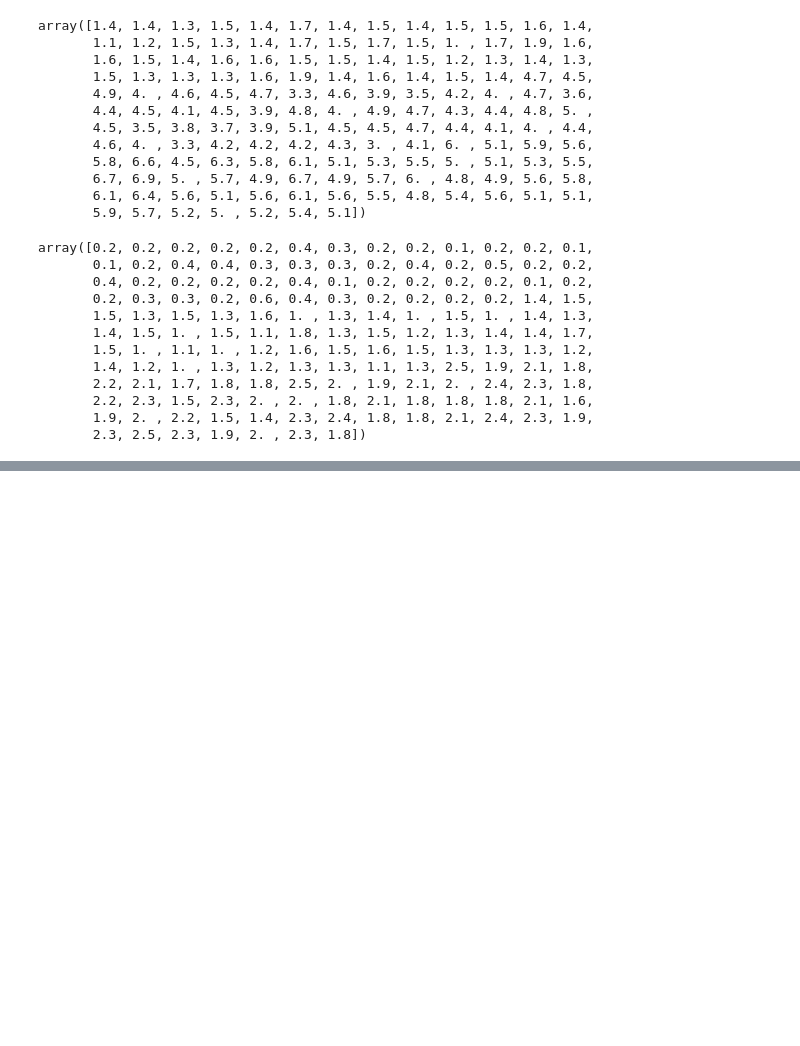
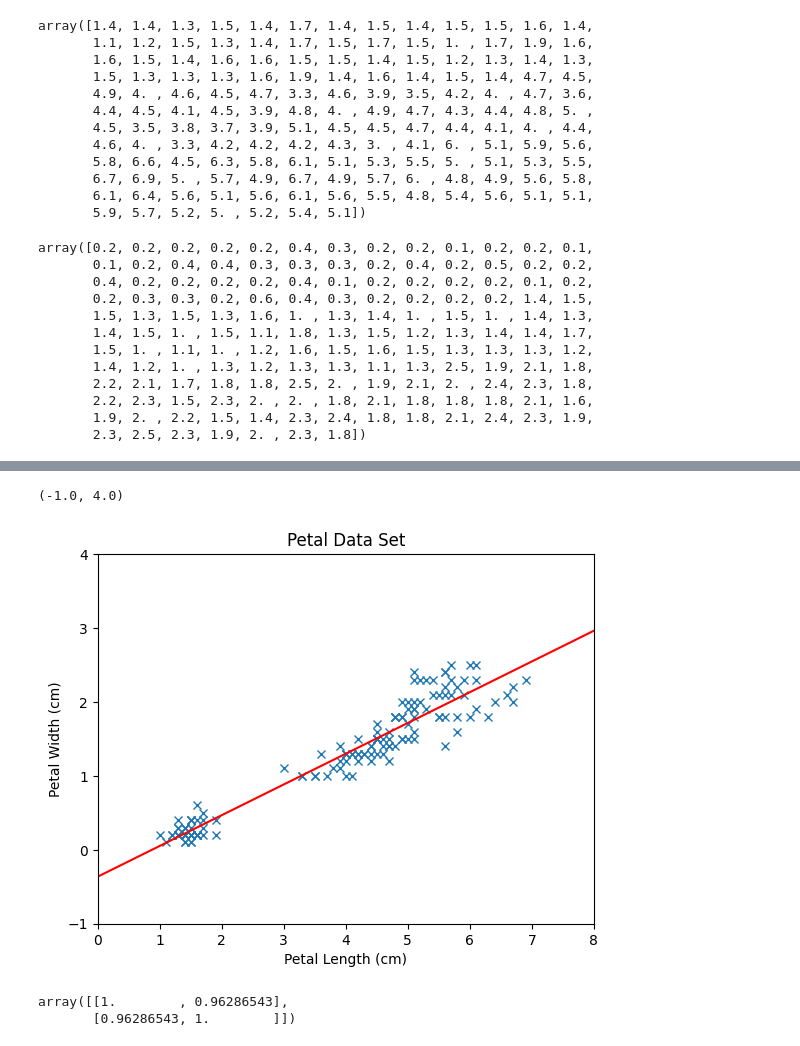
Before and after one commit to gusgoes/weekly-tasks, a Jupyter notebook: iris.ipynb, the cells around one changed output, grey strips where cells are left out. Cells and saved outputs as stored; diff of their text form; code cells hidden in the pictures; blank space fills up the shorter version.

```diff
--- a/iris.ipynb
+++ b/iris.ipynb
@@ -149,0 +223,9 @@ plt.ylim(0, 3)
+# %%
+# X values for best fit line.
+bf_x = np.linspace(0.0, 8.0, 100)
+
+# Y values for best fit line.
+bf_y = m*bf_x + c
+
+#Show
+bf_x, bf_y
@@ -149,0 +250,29 @@ plt.ylim(0, 3)
+# %%
+# Create a figure and axis
+fig, ax = plt.subplots()
+
+# Simple plot
+ax.plot(plen, pwidth, 'x')
+# Line of best fit
+ax.plot(bf_x, bf_y, '-r')
+
+ax.set_xlabel('Petal Length (cm)')
+ax.set_ylabel('Petal Width (cm)')
+ax.set_title('Petal Data Set')
+
+#X limits
+ax.set_xlim(0, 8)
+#Y limits
+ax.set_ylim(-1, 4)
+
+#fig.show()
+# %% [output]
+(-1.0, 4.0)
+[figure, added]
+# %%
+# Measure the correlation
+
+np.corrcoef(plen, pwidth)
+# %% [output]
+array([[1.        , 0.96286543],
+       [0.96286543, 1.        ]])
```
Also changed, not shown: parts of 9 cells of this notebook.
